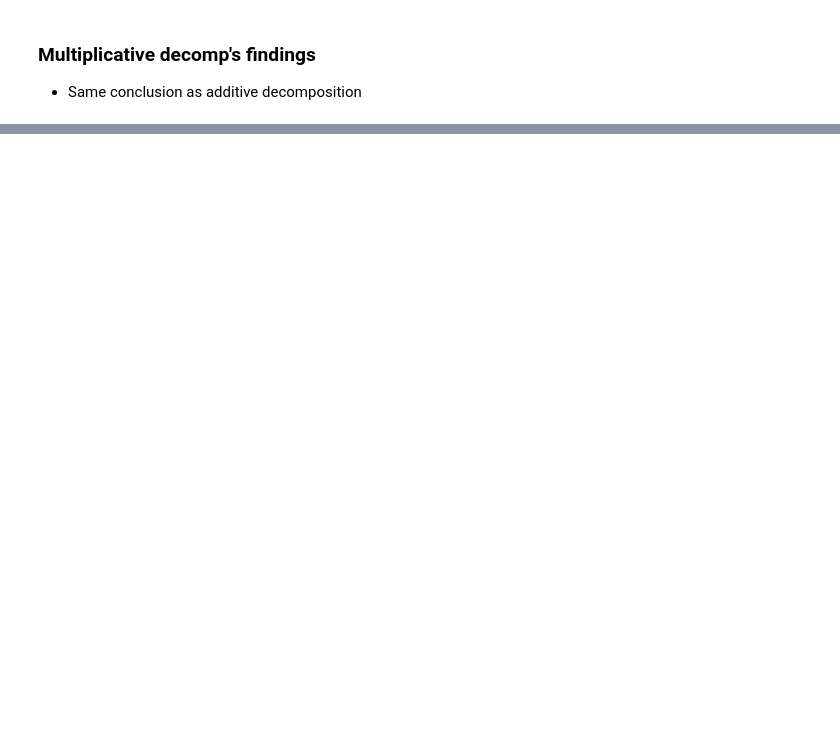
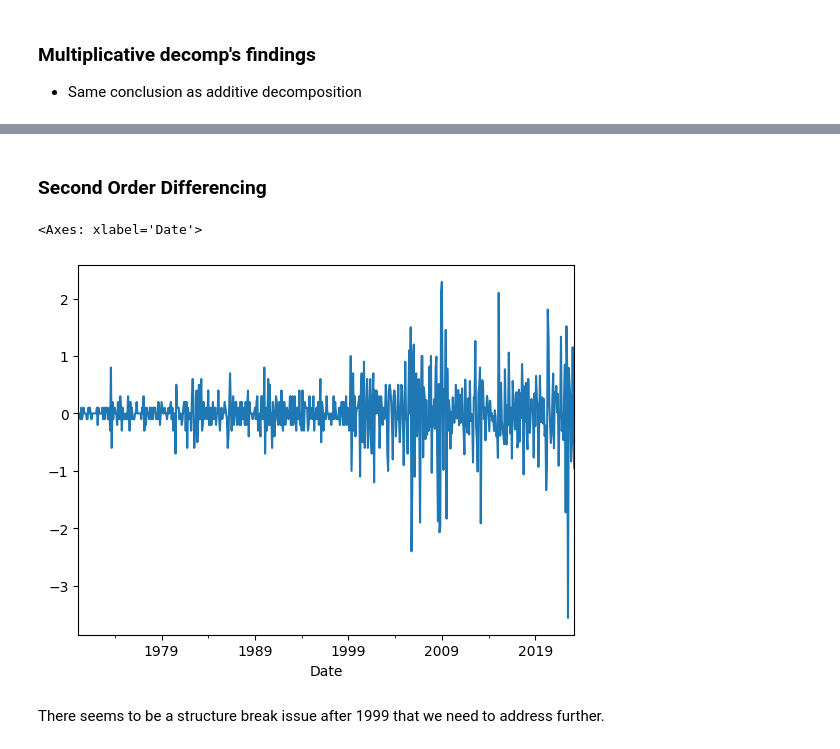
Before and after one commit to namtran6701/Inflation_Prediction, a Jupyter notebook: project_3.ipynb, the cells around one changed output, grey strips where cells are left out. Drawn from its saved outputs; the diff is of its cells as text; code cells hidden in the pictures; blank space fills up the shorter version.

```diff
--- a/project_3.ipynb
+++ b/project_3.ipynb
@@ -111,0 +168,9 @@ plt.show()
+# %% [markdown]
+### Second Order Differencing
+# %%
+diff_data.diff().plot()
+# %% [output]
+<Axes: xlabel='Date'>
+[figure, added]
+# %% [markdown]
+There seems to be a structure break issue after 1999 that we need to address further.
```
Also changed, not shown: parts of 11 cells of this notebook.
